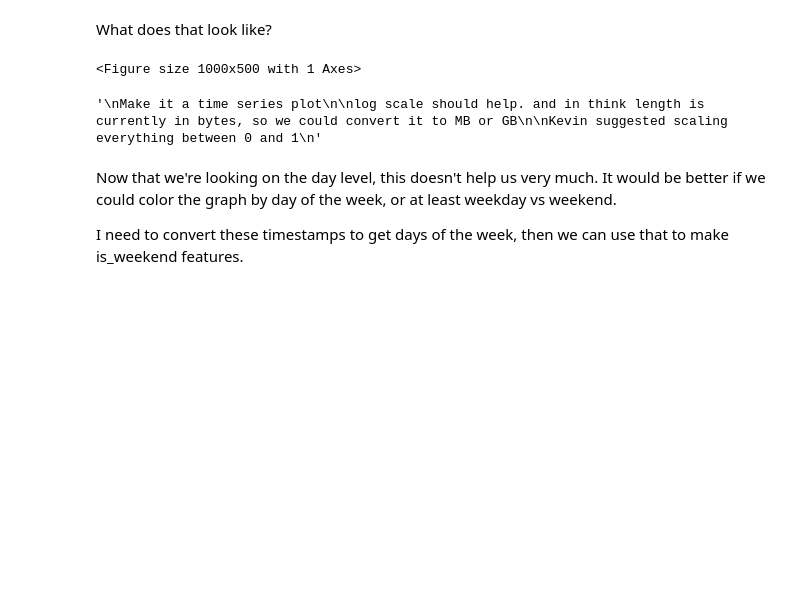
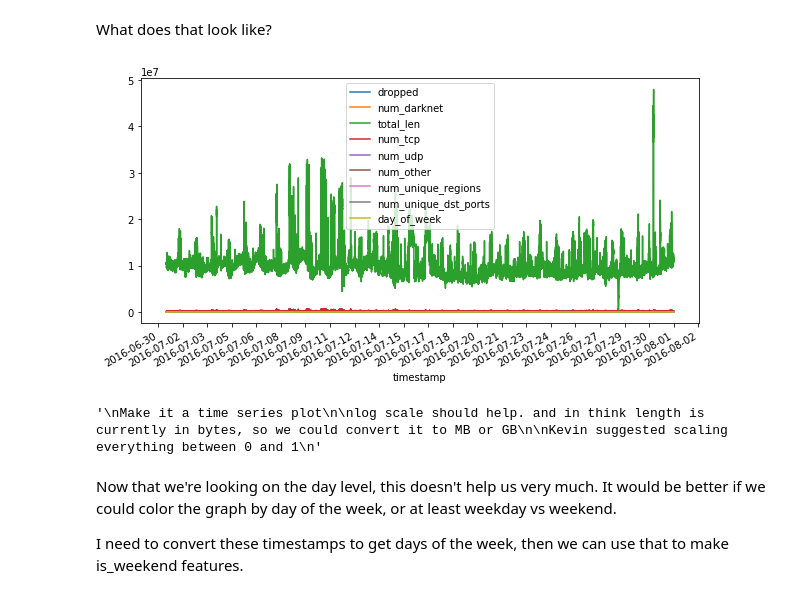
Before and after one commit to acastrops/the-lost-packets, a Jupyter notebook: modeling/SARIMAX modeling of packets.ipynb, the cells around one changed output. Cells and saved outputs as stored; diff of their text form; code cells hidden in the pictures; blank space fills up the shorter version.

```diff
--- a/modeling/SARIMAX modeling of packets.ipynb
+++ b/modeling/SARIMAX modeling of packets.ipynb
@@ -67,25 +67,25 @@ What does that look like?
 # %%
 #import seaborn as sns
 import matplotlib.pyplot as plt
 plt.rcParams['figure.figsize'] = [10, 5] # figures are too small in these notebooks
 
 
 fig, ax = plt.subplots()
 ax = akamai.plot(ax = ax)
 #plt.xticks(xi, df.index)
 ax.xaxis.set_major_locator(plt.MaxNLocator(24))
 plt.show()
 
+
+#Make it a time series plot
+#
+#log scale should help. and in think length is currently in bytes, so we could convert it to MB or GB#
+#
+#Kevin suggested scaling everything between 0 and 1
 """
-Make it a time series plot
-
-log scale should help. and in think length is currently in bytes, so we could convert it to MB or GB
-
-Kevin suggested scaling everything between 0 and 1
-"""
 # %% [output]
+[figure, added]
-<Figure size 1000x500 with 1 Axes>
+'\nMake it a time series plot\n\nlog scale should help. and in think length is currently in bytes, so we could convert it to MB or GB\n\nKevin suggested scaling everything between 0 and 1\n'
-'\nMake it a time series plot\n\nlog scale should help. and in think length is currently in bytes, so we could convert it to MB or GB\n\nKevin suggested scaling everything between 0 and 1\n'
 # %% [markdown]
 Now that we're looking on the day level, this doesn't help us very much. It would be better if we could color the graph by day of the week, or at least weekday vs weekend.
 
```
Also changed, not shown: parts of 3 cells of this notebook.
